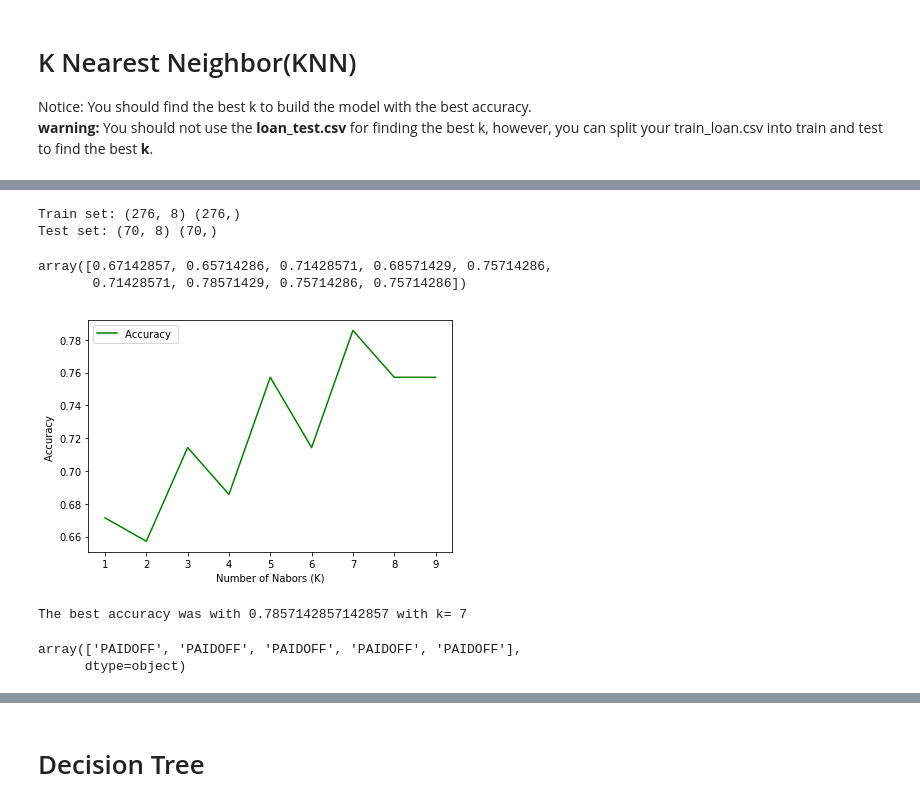
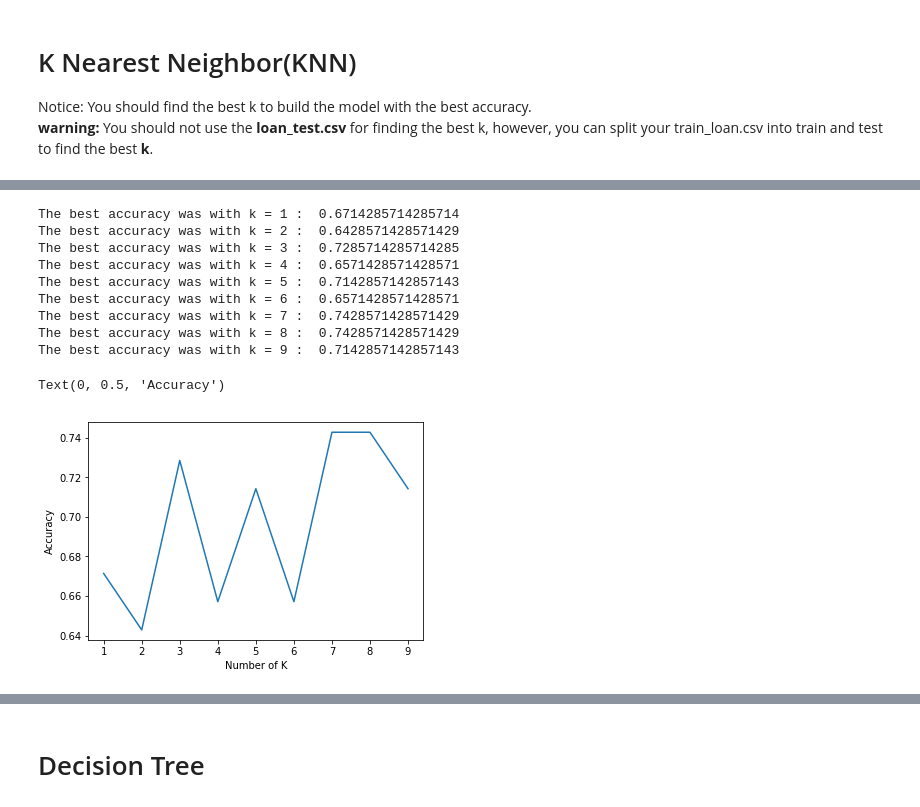
Before and after one commit to marialida/coursera-capstone-project, a Jupyter notebook: MLwPython-Maria-Lida.ipynb, the cells around one changed output, grey strips where cells are left out. Drawn from its saved outputs; the diff is of its cells as text; code cells hidden in the pictures.

```diff
--- a/MLwPython-Maria-Lida.ipynb
+++ b/MLwPython-Maria-Lida.ipynb
@@ -285,3 +295,6 @@ __ Notice:__
 # K Nearest Neighbor(KNN)
 Notice: You should find the best k to build the model with the best accuracy.
 **warning:** You should not use the __loan_test.csv__ for finding the best k, however, you can split your train_loan.csv into train and test to find the best __k__.
+# %%
+X_train= preprocessing.StandardScaler().fit(X_train).transform(X_train.astype(float))#normalize
+X_train[0:5]
@@ -287,0 +312,3 @@ Notice: You should find the best k to build the model with the best accuracy.
+# %%
+X_test= preprocessing.StandardScaler().fit(X_test).transform(X_test.astype(float))#nrmalize
+X_test[0:5]
@@ -290,47 +330,24 @@ from sklearn.neighbors import KNeighborsClassifier
-# %%
-from sklearn.model_selection import train_test_split
-X_train, X_test, y_train, y_test = train_test_split( X, y, test_size=0.2, random_state=4)
-print ('Train set:', X_train.shape,  y_train.shape)
-print ('Test set:', X_test.shape,  y_test.shape)
-# %% [output]
-Train set: (276, 8) (276,)
-Test set: (70, 8) (70,)
-# %%
-from sklearn import metrics
-Ks = 10
-mean_acc = np.zeros((Ks-1))
-std_acc = np.zeros((Ks-1))
-ConfustionMX = [];
-for n in range(1,Ks):
-
-    neigh = KNeighborsClassifier(n_neighbors= n).fit(X_train, y_train)
-    yhat = neigh.predict(X_test)
-
-    mean_acc[n-1] = metrics.accuracy_score(y_test, yhat)
-    std_acc[n-1] = np.std(yhat == y_test)/np.sqrt(yhat.shape[0])
-
-mean_acc
-# %% [output]
-array([0.67142857, 0.65714286, 0.71428571, 0.68571429, 0.75714286,
-       0.71428571, 0.78571429, 0.75714286, 0.75714286])
-# %%
-plt.plot(range(1,Ks), mean_acc, 'g')
-plt.legend(('Accuracy ', '+/- 1xstd'))
-plt.ylabel('Accuracy ')
-plt.xlabel('Number of Nabors (K)')
-plt.tight_layout()
-plt.show()
-# %% [output]
-[figure, removed]
-# %%
-print( "The best accuracy was with", mean_acc.max(), "with k=", mean_acc.argmax()+1)
-# %% [output]
-The best accuracy was with 0.7857142857142857 with k= 7
-# %%
-k=7
-neigh = KNeighborsClassifier(n_neighbors= k).fit(X_train, y_train)
-yhat = neigh.predict(X_test)
-yhat[0:5]
-# %% [output]
-array(['PAIDOFF', 'PAIDOFF', 'PAIDOFF', 'PAIDOFF', 'PAIDOFF'],
-      dtype=object)
+# %%
+k_range = range(1, 10)
+accuracy_score = []
+for k in k_range:
+    neigh = KNeighborsClassifier(n_neighbors = k).fit(X_train, y_train)
+    neigh_yhat = neigh.predict(X_test)
+    print("The best accuracy was with k =", k, ": ", jaccard_similarity_score(y_test, neigh_yhat))
+    accuracy_score.append(jaccard_similarity_score(y_test, neigh_yhat))
+
+plt.plot(k_range, accuracy_score)
+plt.xlabel('Number of K')
+plt.ylabel('Accuracy')
+# %% [output]
+The best accuracy was with k = 1 :  0.6714285714285714
+The best accuracy was with k = 2 :  0.6428571428571429
+The best accuracy was with k = 3 :  0.7285714285714285
+The best accuracy was with k = 4 :  0.6571428571428571
+The best accuracy was with k = 5 :  0.7142857142857143
+The best accuracy was with k = 6 :  0.6571428571428571
+The best accuracy was with k = 7 :  0.7428571428571429
+The best accuracy was with k = 8 :  0.7428571428571429
+The best accuracy was with k = 9 :  0.7142857142857143
+Text(0, 0.5, 'Accuracy')
+[figure, added]
```
Also changed, not shown: parts of 47 cells of this notebook.
